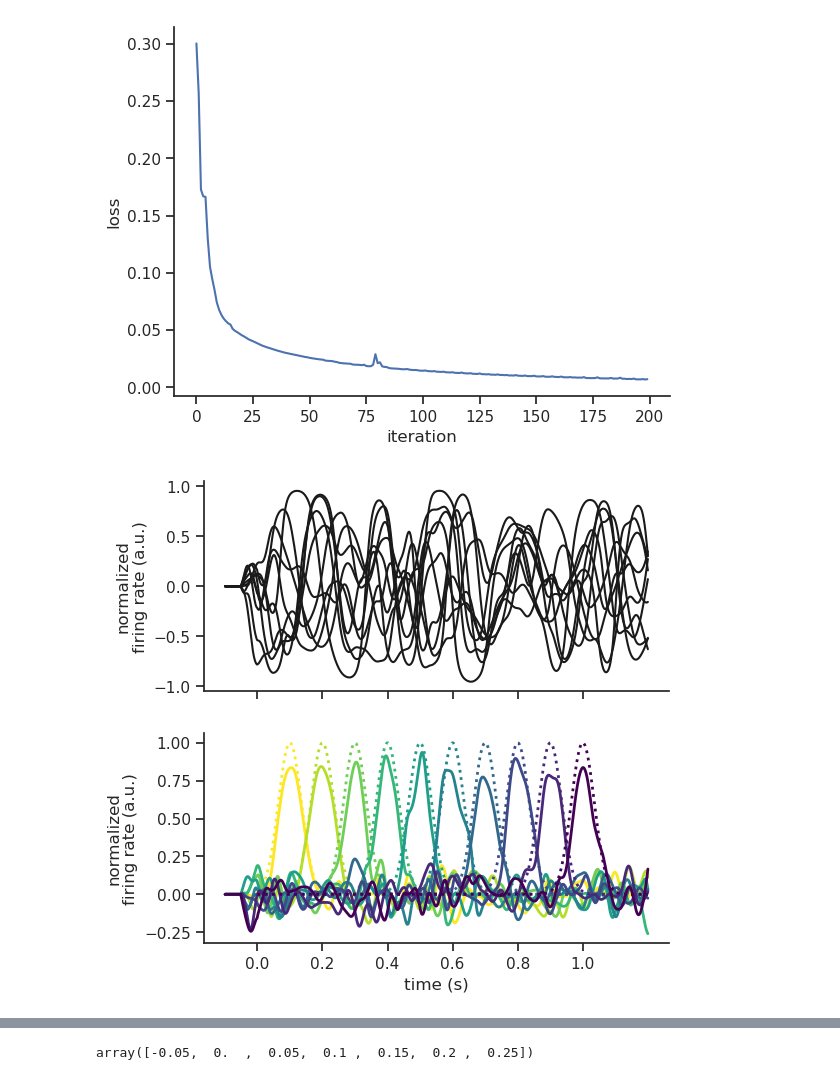
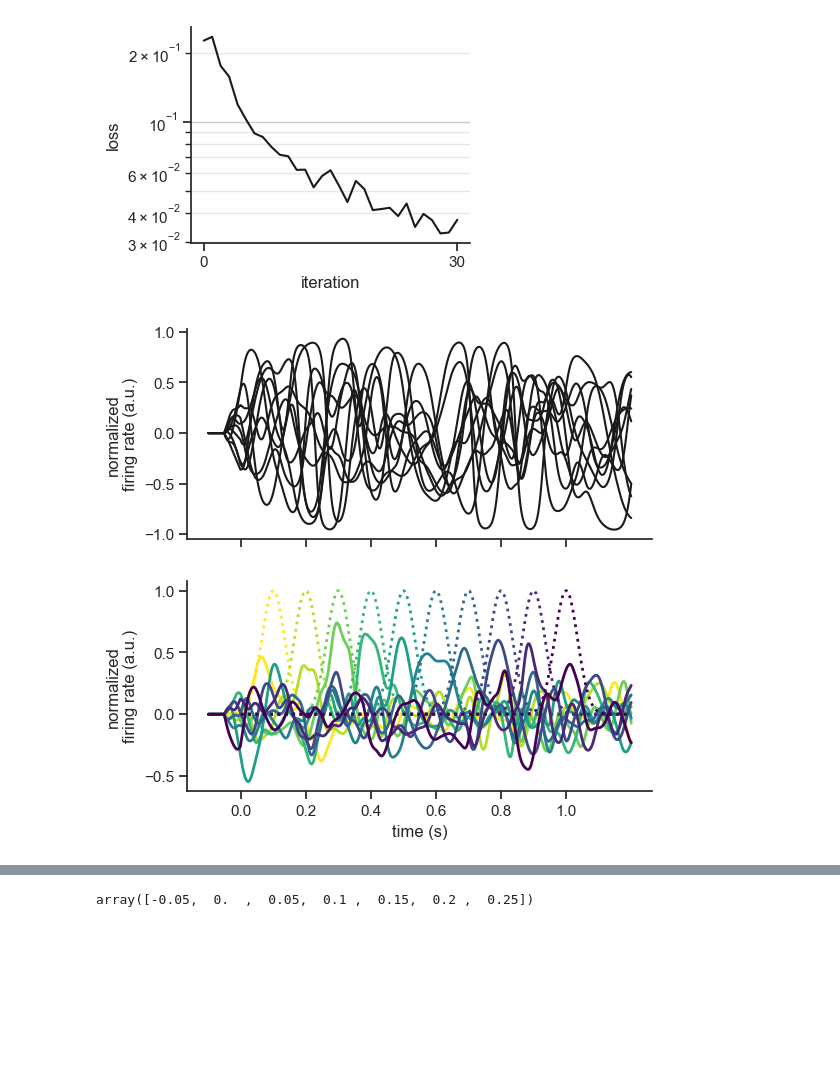
Before and after one commit to rythorpe/time_coding, a Jupyter notebook: aux_dev.ipynb, the cells around one changed output, grey strips where cells are left out. Saved outputs shown, nothing was run; the diff lists cells and outputs as text; code cells hidden in the pictures; blank space fills up the shorter version.

Commit message:
adjust plotting and incorporate more features in param sweep

```diff
--- a/aux_dev.ipynb
+++ b/aux_dev.ipynb
@@ -97,11 +98,11 @@ for iter_idx in range(max_iter):
     # loss, param_dist = train_force(inputs, targets, times, model, loss_fn,
     #                                optimizer, h_0, r_0, u_0,
     #                                presyn_idx=iter_idx)
-    # loss, param_dist = train_bptt_sparse(inputs, targets, times, model,
-    #                                      loss_fn, optimizer, h_0, r_0, u_0,
-    #                                      p_backprop=0.3)
-    loss, param_dist = train_bptt(inputs, targets, times, model,
-                                  loss_fn, optimizer, h_0, r_0, u_0)
+    loss, param_dist = train_bptt_sparse(inputs, targets, times, model,
+                                         loss_fn, optimizer, h_0, r_0, u_0,
+                                         p_backprop=0.2)
+    # loss, param_dist = train_bptt(inputs, targets, times, model,
+    #                               loss_fn, optimizer, h_0, r_0, u_0)
     loss_per_iter.append(loss)
 #     if param_dist < 1e-8:
 #         subthresh_count +=1
@@ -115,10 +116,8 @@ for iter_idx in range(max_iter):
 #     print(f"Warning: didn't converge (param_dist={param_dist})!!")
 
 # plot loss across training
-plt.figure()
-plt.plot(loss_per_iter)
-plt.xlabel('iteration')
-plt.ylabel('loss')
+
+fig_learning = plot_learning([stats_0['loss']] + loss_per_iter)
 # plt.savefig('/home/ryan/Desktop/training_loss_force.png')
 
 # investigate fitted model
@@ -150,5 +149,5 @@ Test loss: 0.006898
-[figure, old version]
+[figure, new version]
-[figure, old version]
+[figure, new version]
 # %%
 stats_0['dimensionality']
 # %% [output]
```
Also changed, not shown: parts of 6 cells of this notebook, 2 other files.
